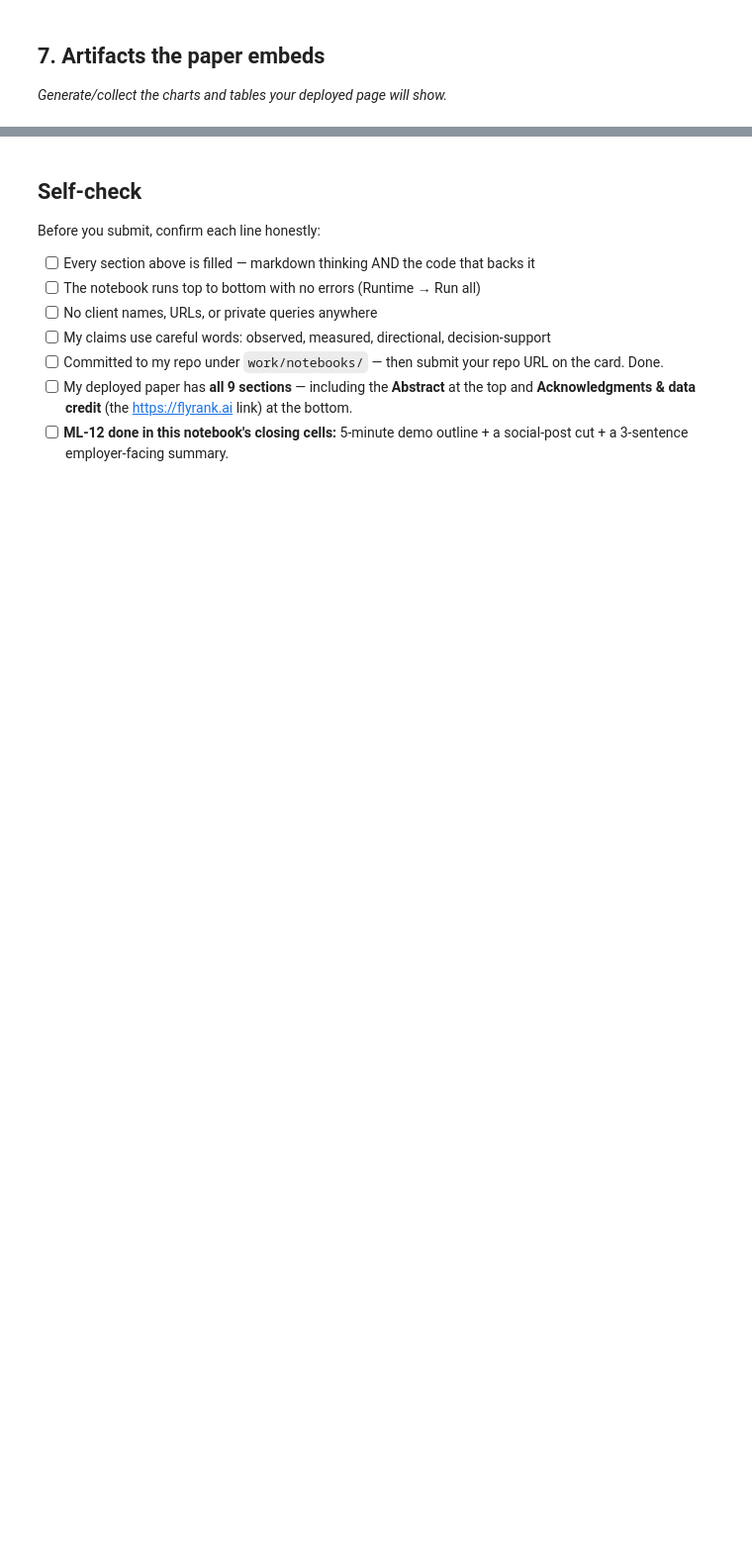
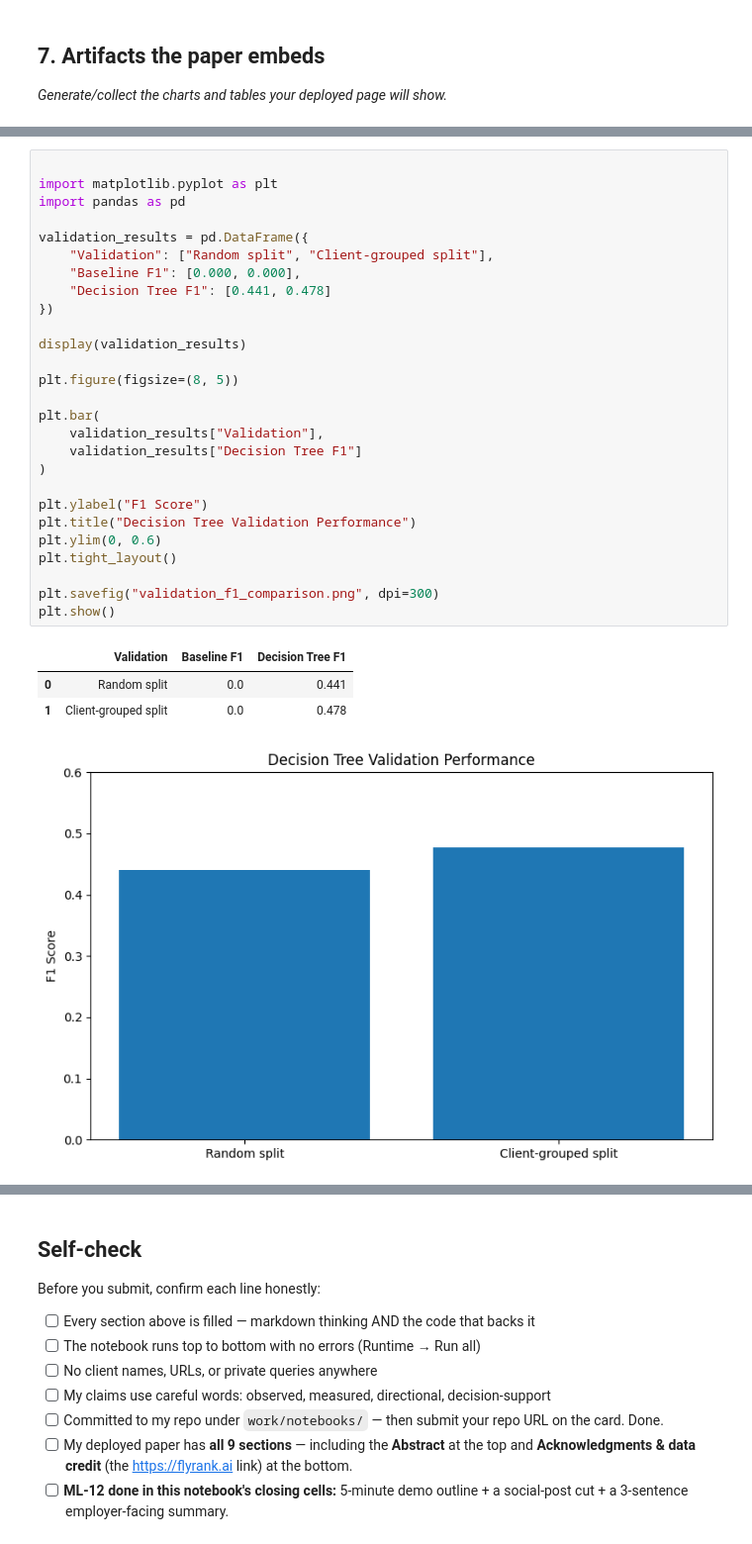
Before and after one commit to TEJAS7356/flyrank-ml-internship, a Jupyter notebook: work/notebooks/capstone.ipynb, the cells around one changed output, grey strips where cells are left out. Shown at 99% size. Cells and saved outputs as stored; diff of their text form; blank space fills up the shorter version.

```diff
--- a/work/notebooks/capstone.ipynb
+++ b/work/notebooks/capstone.ipynb
@@ -36,0 +356,32 @@ This skeleton is yours to fill. Work the sections **in order** — each one has
+# %%
+
+import matplotlib.pyplot as plt
+import pandas as pd
+
+validation_results = pd.DataFrame({
+    "Validation": ["Random split", "Client-grouped split"],
+    "Baseline F1": [0.000, 0.000],
+    "Decision Tree F1": [0.441, 0.478]
+})
+
+display(validation_results)
+
+plt.figure(figsize=(8, 5))
+
+plt.bar(
+    validation_results["Validation"],
+    validation_results["Decision Tree F1"]
+)
+
+plt.ylabel("F1 Score")
+plt.title("Decision Tree Validation Performance")
+plt.ylim(0, 0.6)
+plt.tight_layout()
+
+plt.savefig("validation_f1_comparison.png", dpi=300)
+plt.show()
+# %% [output]
+|  | Validation | Baseline F1 | Decision Tree F1 |
+| 0 | Random split | 0.0 | 0.441 |
+| 1 | Client-grouped split | 0.0 | 0.478 |
+[figure, added]
```
Also changed, not shown: parts of 19 cells of this notebook.
